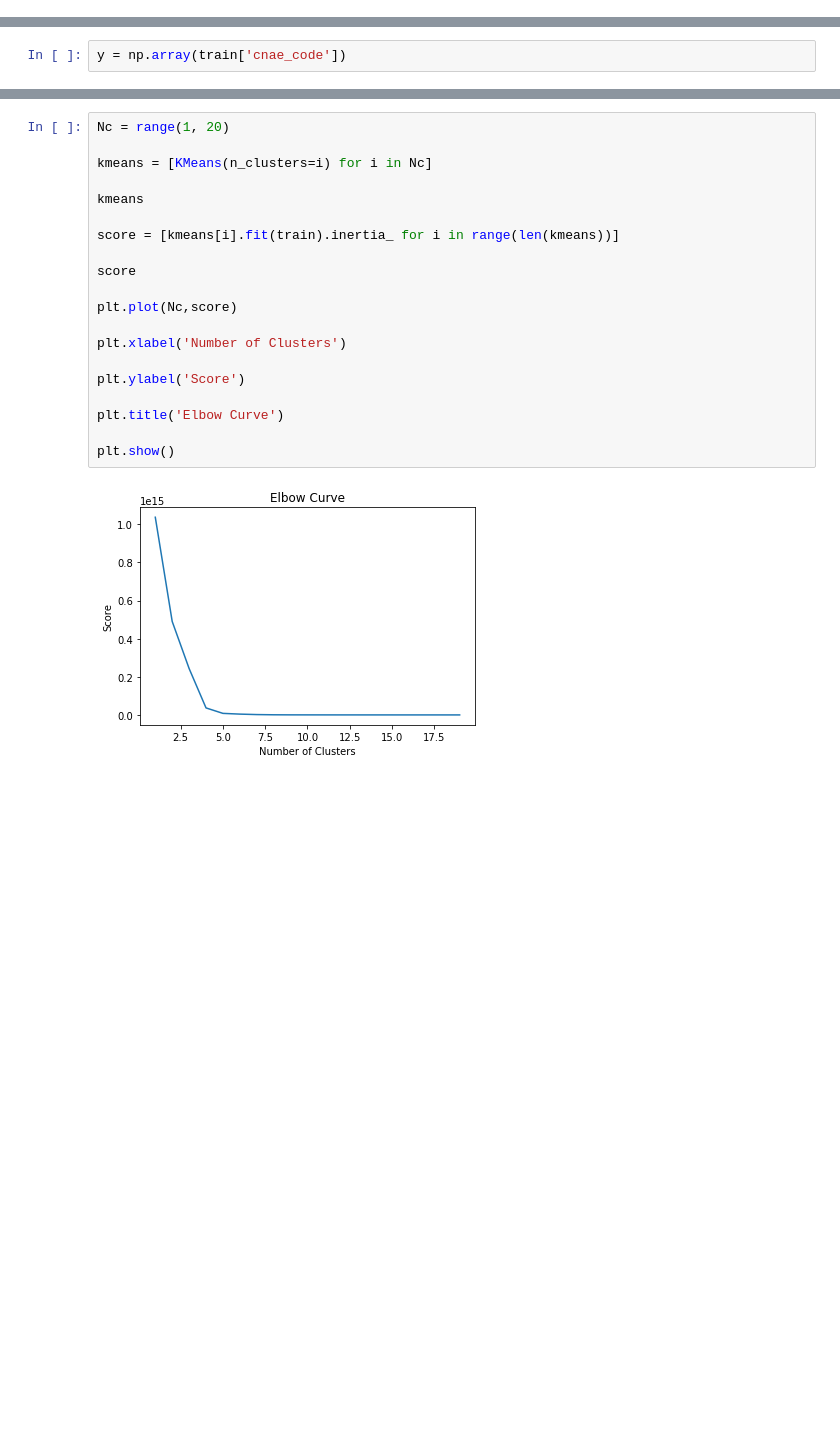
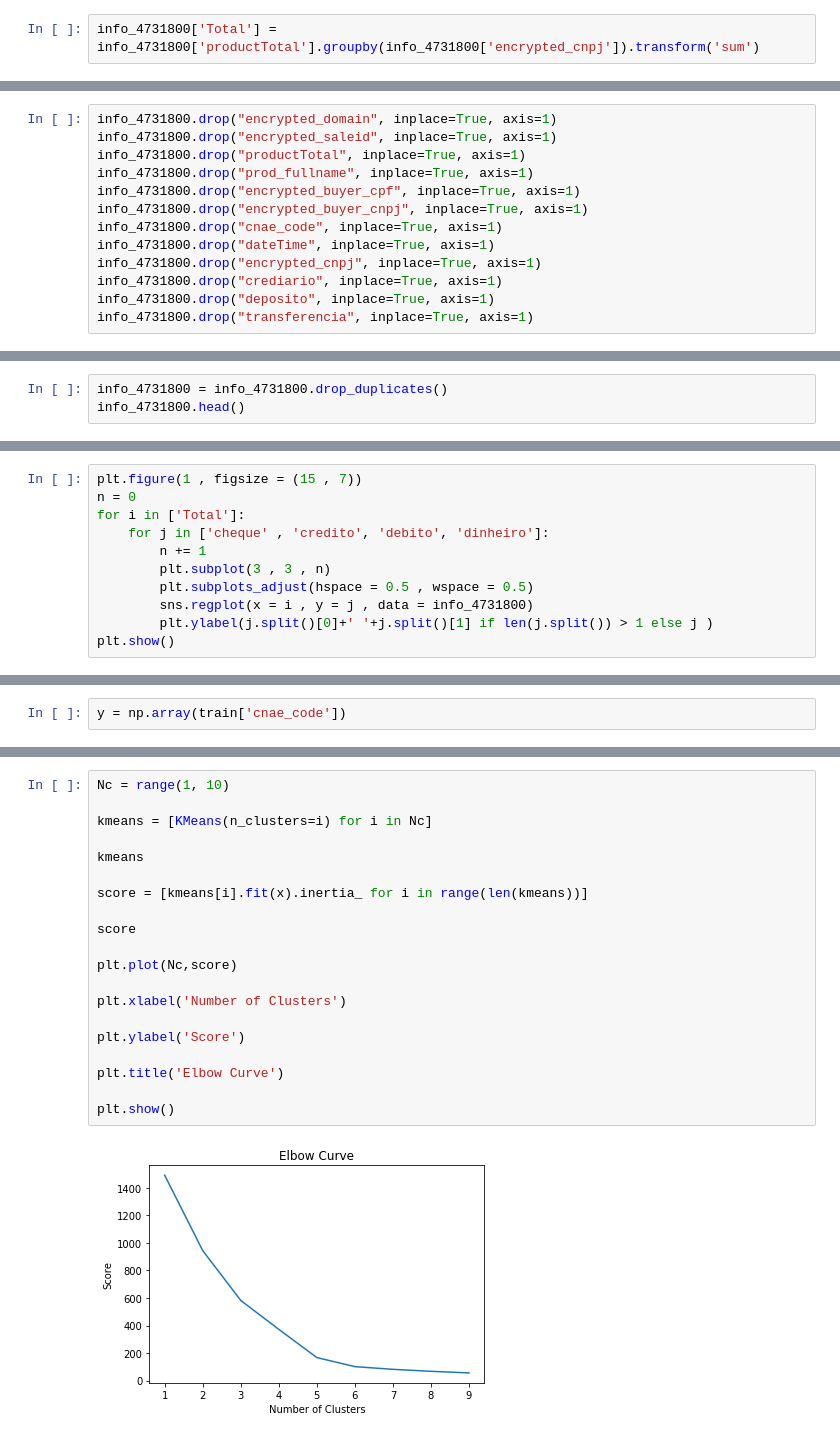
Before and after one commit to Nichbarbosa/Hackathon_FIAP, a Jupyter notebook: hipot3/Tentativa.ipynb, the cells around one changed output, grey strips where cells are left out. Saved outputs shown, nothing was run; the diff lists cells and outputs as text; blank space fills up the shorter version.

```diff
--- a/hipot3/Tentativa.ipynb
+++ b/hipot3/Tentativa.ipynb
@@ -52,0 +72,2 @@ stores['encrypted_cnpj_prefix'].nunique()
+# %%
+info_4731800['Total'] = info_4731800['productTotal'].groupby(info_4731800['encrypted_cnpj']).transform('sum')
@@ -52,0 +83,13 @@ stores['encrypted_cnpj_prefix'].nunique()
+# %%
+info_4731800.drop("encrypted_domain", inplace=True, axis=1)
+info_4731800.drop("encrypted_saleid", inplace=True, axis=1)
+info_4731800.drop("productTotal", inplace=True, axis=1)
+info_4731800.drop("prod_fullname", inplace=True, axis=1)
+info_4731800.drop("encrypted_buyer_cpf", inplace=True, axis=1)
+info_4731800.drop("encrypted_buyer_cnpj", inplace=True, axis=1)
+info_4731800.drop("cnae_code", inplace=True, axis=1)
+info_4731800.drop("dateTime", inplace=True, axis=1)
+info_4731800.drop("encrypted_cnpj", inplace=True, axis=1)
+info_4731800.drop("crediario", inplace=True, axis=1)
+info_4731800.drop("deposito", inplace=True, axis=1)
+info_4731800.drop("transferencia", inplace=True, axis=1)
@@ -52,0 +105,3 @@ stores['encrypted_cnpj_prefix'].nunique()
+# %%
+info_4731800 = info_4731800.drop_duplicates()
+info_4731800.head()
@@ -52,0 +124,11 @@ stores['encrypted_cnpj_prefix'].nunique()
+# %%
+plt.figure(1 , figsize = (15 , 7))
+n = 0
+for i in ['Total']:
+    for j in ['cheque' , 'credito', 'debito', 'dinheiro']:
+        n += 1
+        plt.subplot(3 , 3 , n)
+        plt.subplots_adjust(hspace = 0.5 , wspace = 0.5)
+        sns.regplot(x = i , y = j , data = info_4731800)
+        plt.ylabel(j.split()[0]+' '+j.split()[1] if len(j.split()) > 1 else j )
+plt.show()
@@ -125,22 +197,22 @@ ax.grid()
 # %%
-Nc = range(1, 20)
+Nc = range(1, 10)
 
 kmeans = [KMeans(n_clusters=i) for i in Nc]
 
 kmeans
 
-score = [kmeans[i].fit(train).inertia_ for i in range(len(kmeans))]
+score = [kmeans[i].fit(x).inertia_ for i in range(len(kmeans))]
 
 score
 
 plt.plot(Nc,score)
 
 plt.xlabel('Number of Clusters')
 
 plt.ylabel('Score')
 
 plt.title('Elbow Curve')
 
 plt.show()
 # %% [output]
-[figure, old version]
+[figure, new version]
```
Also changed, not shown: parts of 27 cells of this notebook, 1 other file.
